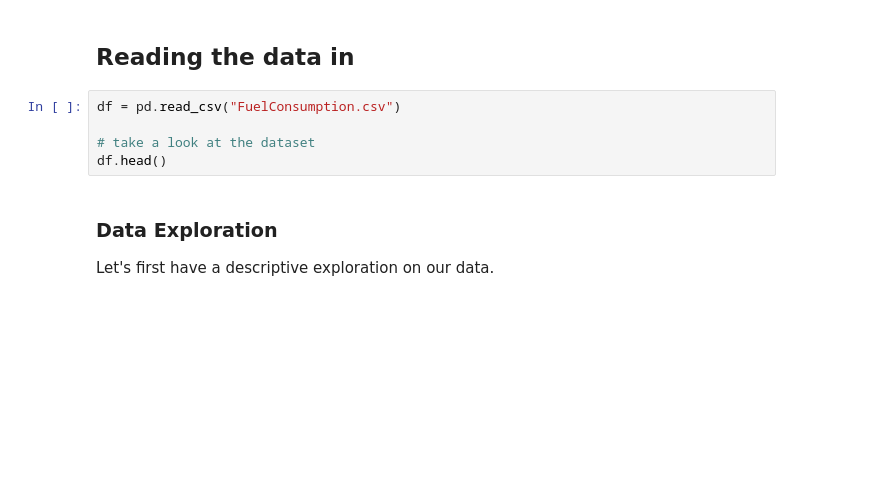
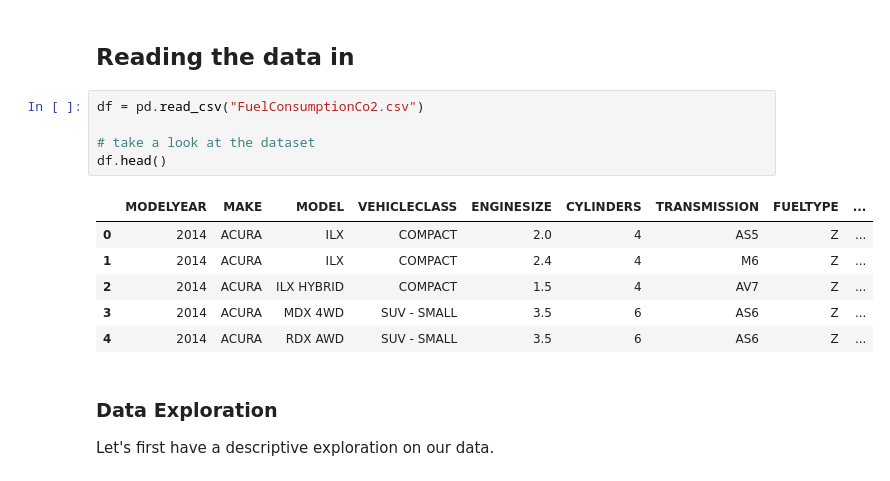
Before and after one commit to Scooper21/ibm_datascience, a Jupyter notebook: Machine Learning with Python/ML0101EN-Reg-Simple-Linear-Regression-Co2.ipynb, the cells around one changed output. Drawn from its saved outputs; the diff is of its cells as text; blank space fills up the shorter version.

```diff
--- a/Machine Learning with Python/ML0101EN-Reg-Simple-Linear-Regression-Co2.ipynb
+++ b/Machine Learning with Python/ML0101EN-Reg-Simple-Linear-Regression-Co2.ipynb
@@ -60,10 +81,17 @@ We have downloaded a fuel consumption dataset, **`FuelConsumption.csv`**, which
 # %% [markdown]
 ## Reading the data in
 # %%
-df = pd.read_csv("FuelConsumption.csv")
+df = pd.read_csv("FuelConsumptionCo2.csv")
 
 # take a look at the dataset
 df.head()
+# %% [output]
+|  | MODELYEAR | MAKE | MODEL | VEHICLECLASS | ENGINESIZE | CYLINDERS | TRANSMISSION | FUELTYPE | ... |
+| 0 | 2014 | ACURA | ILX | COMPACT | 2.0 | 4 | AS5 | Z | ... |
+| 1 | 2014 | ACURA | ILX | COMPACT | 2.4 | 4 | M6 | Z | ... |
+| 2 | 2014 | ACURA | ILX HYBRID | COMPACT | 1.5 | 4 | AV7 | Z | ... |
+| 3 | 2014 | ACURA | MDX 4WD | SUV - SMALL | 3.5 | 6 | AS6 | Z | ... |
+| 4 | 2014 | ACURA | RDX AWD | SUV - SMALL | 3.5 | 6 | AS6 | Z | ... |
 # %% [markdown]
 ### Data Exploration
 Let's first have a descriptive exploration on our data.
```
Also changed, not shown: parts of 16 cells of this notebook, 1 other file.
